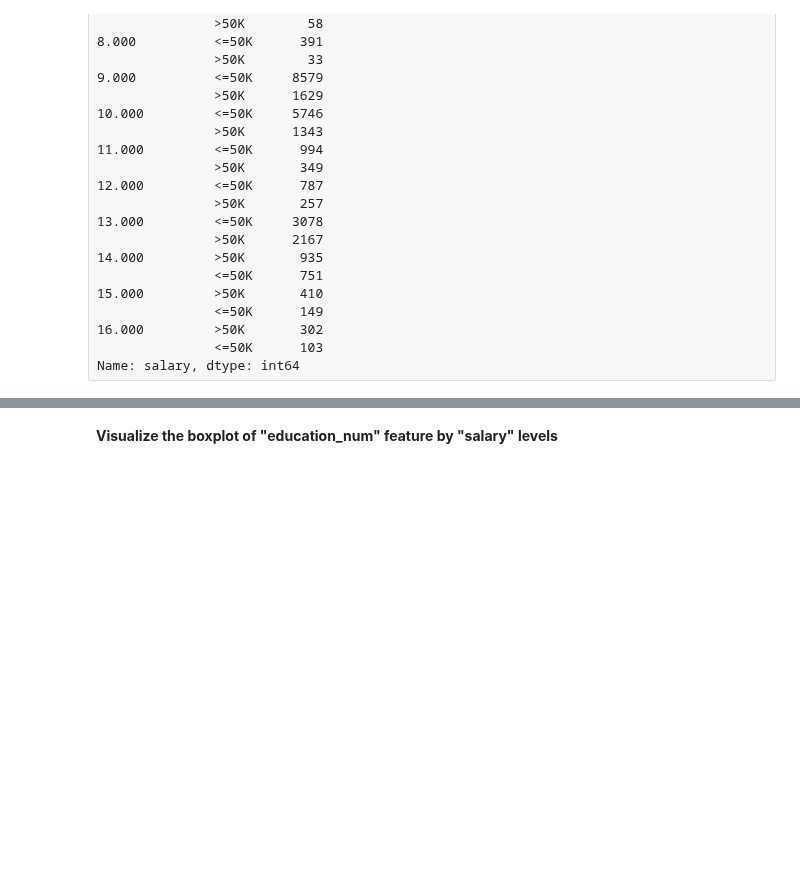
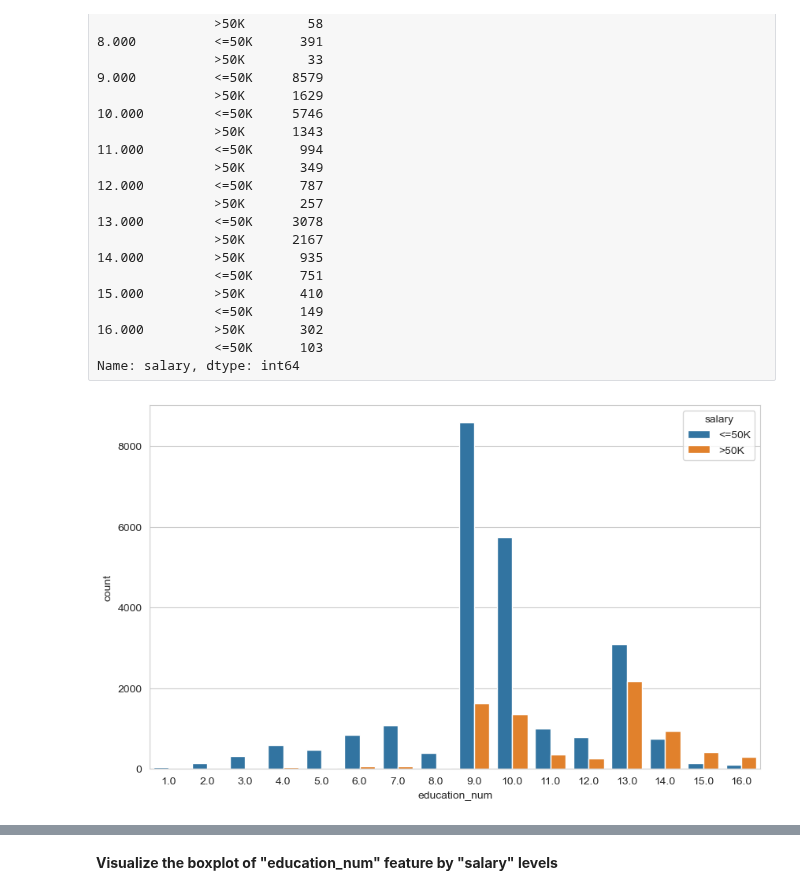
Before and after one commit to iceyisaak/clarusway_ds, a Jupyter notebook: DA _ DVwPy-EDA Project (Analyze US Citizens)-Student-V01_(with_desired_outputs).ipynb, the cells around one changed output, grey strips where cells are left out. Saved outputs shown, nothing was run; the diff lists cells and outputs as text; code cells hidden in the pictures; blank space fills up the shorter version.

```diff
--- a/DA _ DVwPy-EDA Project (Analyze US Citizens)-Student-V01_(with_desired_outputs).ipynb
+++ b/DA _ DVwPy-EDA Project (Analyze US Citizens)-Student-V01_(with_desired_outputs).ipynb
@@ -1396,6 +1459,10 @@ education_num  salary
 Name: salary, dtype: int64
 # %%
 # Your Code is Here
+
+sns.countplot(data=df, x='education_num', hue='salary');
+# %% [output]
+[figure, added]
 # %% [markdown]
 Desired Output:
 
```
Also changed, not shown: parts of 52 cells of this notebook.
